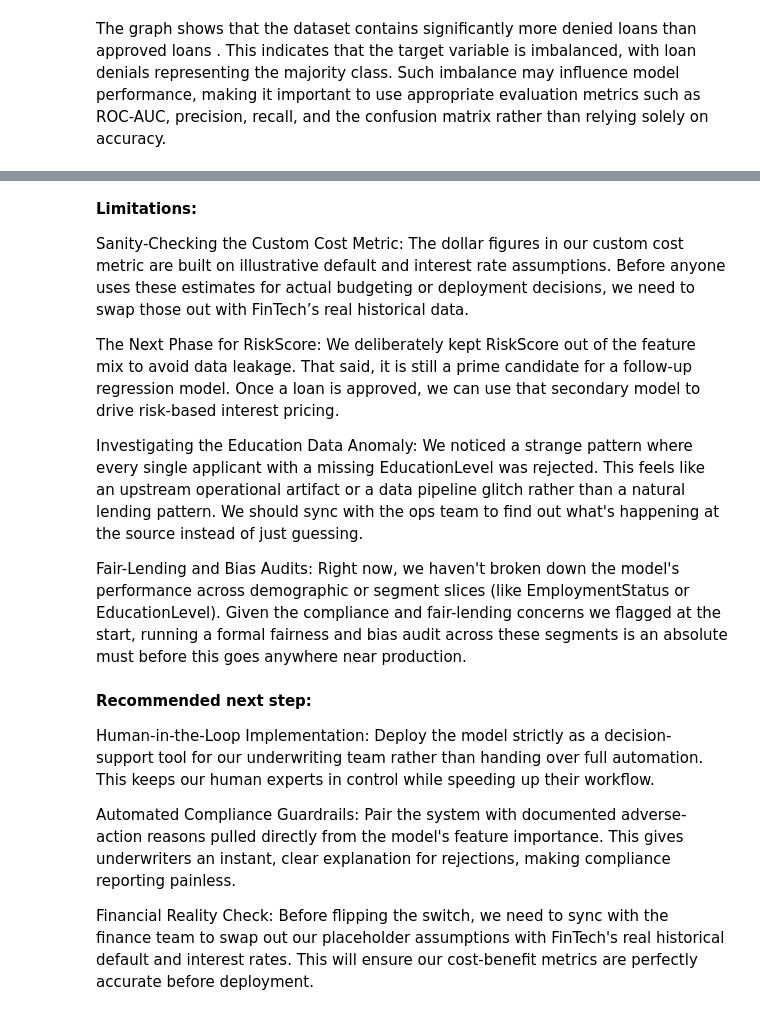
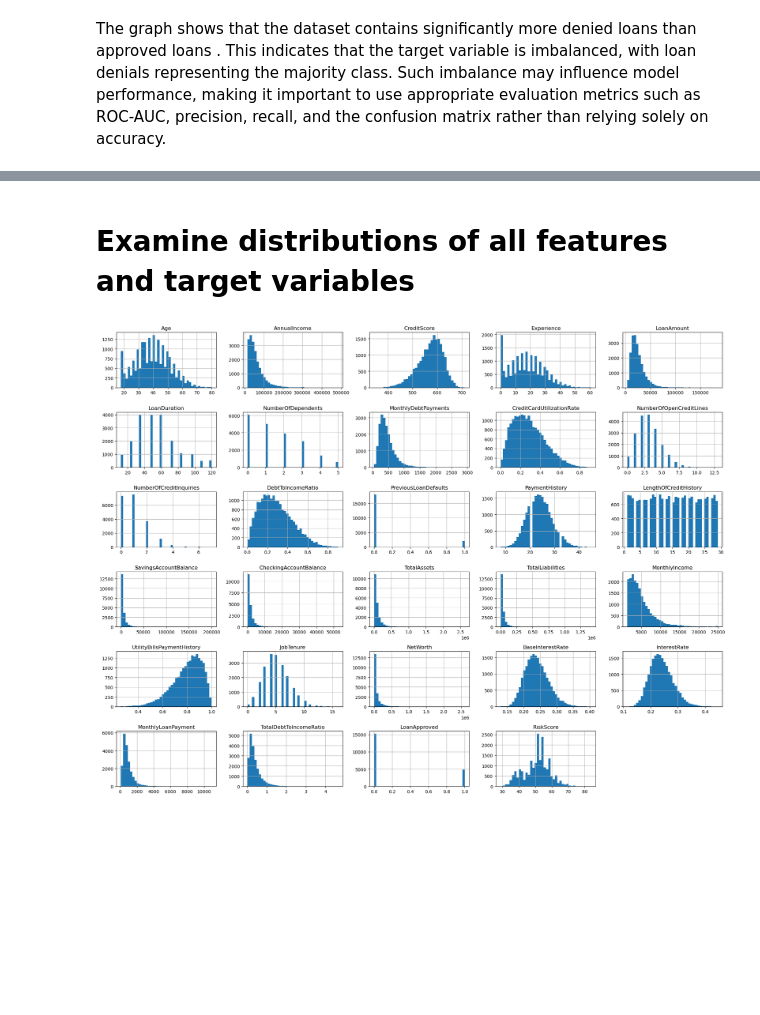
Before and after one commit to MACRINA-yea/financial-loan-risk, a Jupyter notebook: financial_loan_risk (3).ipynb, the cells around one changed output, grey strips where cells are left out. Cells and saved outputs as stored; diff of their text form; code cells hidden in the pictures; blank space fills up the shorter version.

```diff
--- a/financial_loan_risk (3).ipynb
+++ b/financial_loan_risk (3).ipynb
@@ -63,8 +71,8 @@ from sklearn.metrics import (classification_report, roc_auc_score, f1_score,
 # %%
-# EDA Code Here - Create New Cells As Needed
-#Load dataset
-#display the first rows
-df = pd.read_csv('financial_loan_data.csv')
+# EDA Code Here
+#load data
+#display the first few rows
+df = pd.read_csv(r'C:\Users\Admin\Downloads\financial_loan_data.csv')
 df.head()
 # %% [output]
 |  | Age | AnnualIncome | CreditScore | EmploymentStatus | EducationLevel | Experience | LoanAmount | ... |
@@ -602,19 +149,8 @@ Performance vs. Baseline: The model drastically outperforms a naive baseline (wh
-# %% [markdown]
-**Limitations:**
-
-Sanity-Checking the Custom Cost Metric: The dollar figures in our custom cost metric are built on illustrative default and interest rate assumptions. Before anyone uses these estimates for actual budgeting or deployment decisions, we need to swap those out with FinTech’s real historical data.
-
-The Next Phase for RiskScore: We deliberately kept RiskScore out of the feature mix to avoid data leakage. That said, it is still a prime candidate for a follow-up regression model. Once a loan is approved, we can use that secondary model to drive risk-based interest pricing.
-
-Investigating the Education Data Anomaly: We noticed a strange pattern where every single applicant with a missing EducationLevel was rejected. This feels like an upstream operational artifact or a data pipeline glitch rather than a natural lending pattern. We should sync with the ops team to find out what's happening at the source instead of just guessing.
-
-Fair-Lending and Bias Audits: Right now, we haven't broken down the model's performance across demographic or segment slices (like EmploymentStatus or EducationLevel). Given the compliance and fair-lending concerns we flagged at the start, running a formal fairness and bias audit across these segments is an absolute must before this goes anywhere near production.
-# %% [markdown]
-
-**Recommended next step:**
-
-Human-in-the-Loop Implementation: Deploy the model strictly as a decision-support tool for our underwriting team rather than handing over full automation. This keeps our human experts in control while speeding up their workflow.
-
-Automated Compliance Guardrails: Pair the system with documented adverse-action reasons pulled directly from the model's feature importance. This gives underwriters an instant, clear explanation for rejections, making compliance reporting painless.
-
-Financial Reality Check: Before flipping the switch, we need to sync with the finance team to swap out our placeholder assumptions with FinTech's real historical default and interest rates. This will ensure our cost-benefit metrics are perfectly accurate before deployment.
+# %% [markdown]
+# Examine distributions of all features and target variables
+# %%
+df.hist(figsize=(20, 15), bins=40)
+plt.tight_layout()
+plt.show()
+# %% [output]
+[figure, added]
```
Also changed, not shown: parts of 124 cells of this notebook.
